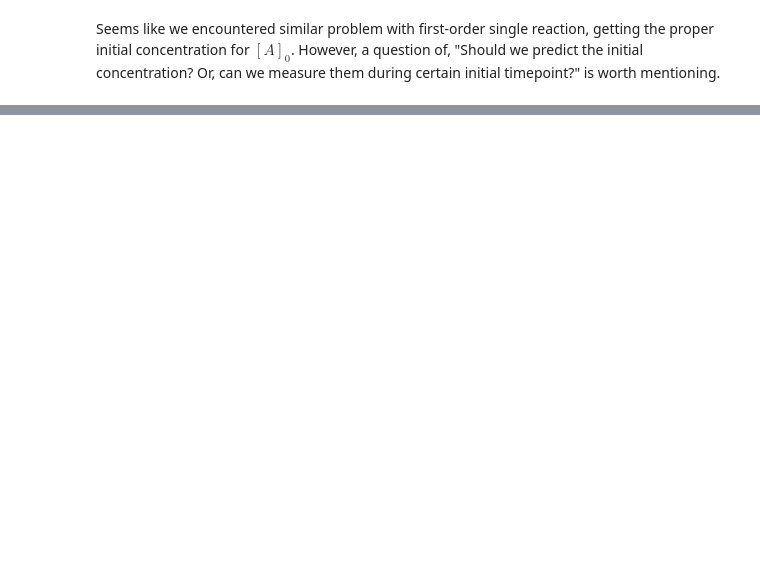
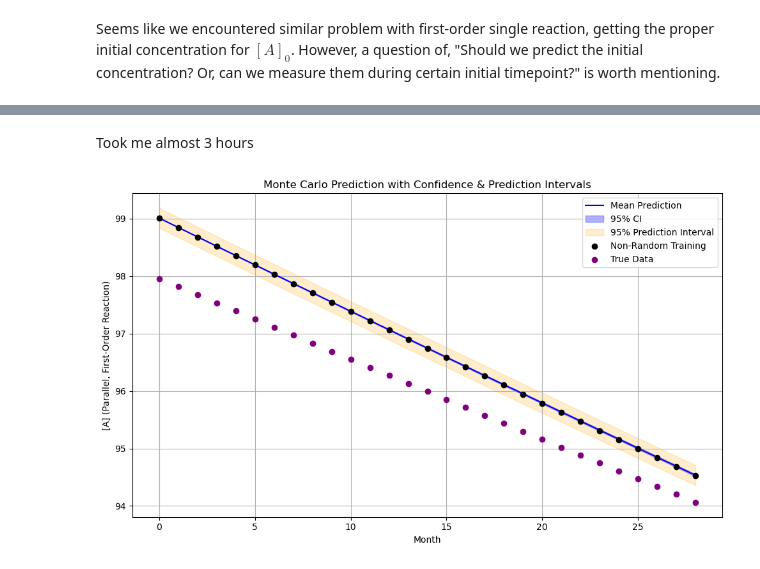
Before and after one commit to louiswids/skripsi, a Jupyter notebook: reproduce_simulation.ipynb, the cells around one changed output, grey strips where cells are left out. Saved outputs shown, nothing was run; the diff lists cells and outputs as text; code cells hidden in the pictures; blank space fills up the shorter version.

Commit message:
fix function declaration on n-th-order single reaction and add parallel first-order reaction (still running)

```diff
--- a/reproduce_simulation.ipynb
+++ b/reproduce_simulation.ipynb
@@ -368,8 +368,8 @@ for i in range (N_MONTHS):
 
 
     params = result_B_n_non_random.x
-    A = A_single(params, time, DESIRED_TEMP)
-    B = B_single(params, time, DESIRED_TEMP, 0)
+    A = A_n_single(params, time, DESIRED_TEMP)
+    B = B_n_single(params, time, DESIRED_TEMP)
     A_preds.append(A)
     B_preds.append(B)
 
@@ -390,8 +390,8 @@ for i in range (N_MONTHS):
             method='dogbox'
             )
         params = result_B.x
-        A_preds.append(A_single(params, time, DESIRED_TEMP))
-        B_preds.append(B_single(params, time, DESIRED_TEMP, 0))
+        A_preds.append(A_n_single(params, time, DESIRED_TEMP))
+        B_preds.append(B_n_single(params, time, DESIRED_TEMP))
 
 
     A_preds_single_n.append(A_preds)
@@ -524,0 +527,4 @@ Seems like we encountered similar problem with first-order single reaction, gett
+# %%
+target_parallel = np.concatenate((df_train['[A]'].values,
+                                  df_train['[B] Parallel'].values,
+                                  df_train['[C] Parallel'].values))
@@ -524,0 +615,2 @@ Seems like we encountered similar problem with first-order single reaction, gett
+# %% [markdown]
+Took me almost 3 hours
@@ -524,0 +656,28 @@ Seems like we encountered similar problem with first-order single reaction, gett
+# %%
+t_score = t.ppf(0.975, deg_freedom)
+prediction_width_A_parallel = np.sqrt(np.power(confidence_width_A_parallel,2) + (t_score * rmse_single_n)**2)
+prediction_width_B_parallel = np.sqrt(np.power(confidence_width_B_parallel,2) + (t_score * rmse_single_n)**2)
+# %%
+ci_lower_A_parallel = mean_pred_A_parallel - (np.array(confidence_width_A_parallel) / 2)
+ci_upper_A_parallel = mean_pred_A_parallel + (np.array(confidence_width_A_parallel) / 2)
+pi_lower_A_parallel = mean_pred_A_parallel - (np.array(prediction_width_A_parallel) / 2)
+pi_upper_A_parallel = mean_pred_A_parallel + (np.array(prediction_width_A_parallel) / 2)
+# %%
+months = np.arange(N_MONTHS)
+
+plt.figure(figsize=(10, 6))
+plt.plot(months, np.array(mean_pred_A_parallel)[0], label='Mean Prediction', color='blue')
+plt.fill_between(months, ci_lower_A_parallel[0], ci_upper_A_parallel[0], color='blue', alpha=0.3, label='95% CI')
+plt.fill_between(months, pi_lower_A_parallel[0], pi_upper_A_parallel[0], color='orange', alpha=0.2, label='95% Prediction Interval')
+
+plt.scatter(months, preds_A_parallel, color='black', label='Non-Random Training', zorder=5)
+plt.scatter(months, df_test[df_test['Temp (K)'] == 313.15]['[A]'], color='purple', label='True Data', zorder=5)
+plt.xlabel("Month")
+plt.ylabel("[A] (Parallel, First-Order Reaction)")
+plt.title("Monte Carlo Prediction with Confidence & Prediction Intervals")
+plt.legend()
+plt.grid(True)
+plt.tight_layout()
+plt.show()
+# %% [output]
+[figure, added]
```
Also changed, not shown: parts of 13 cells of this notebook.
